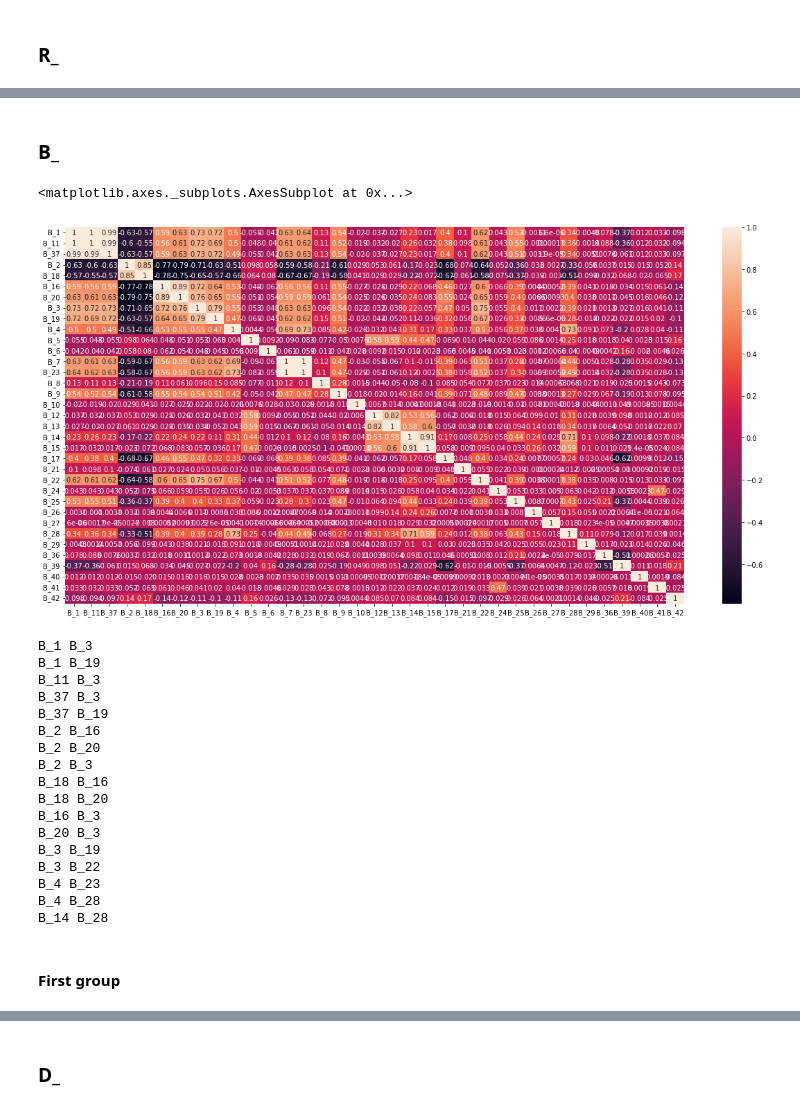
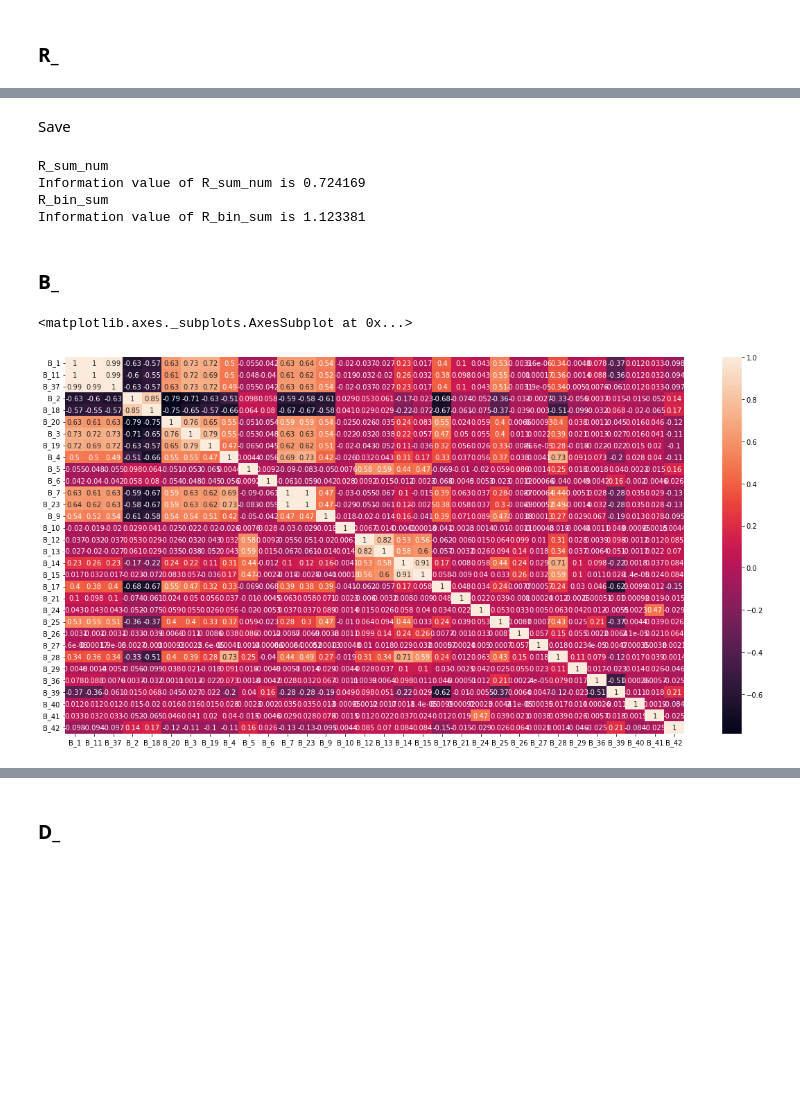
Before and after one commit to gzguevara/amex_kaggle, a Jupyter notebook: FeatureEngineering.ipynb, the cells around one changed output, grey strips where cells are left out. Drawn from its saved outputs; the diff is of its cells as text; code cells hidden in the pictures; blank space fills up the shorter version.

```diff
--- a/FeatureEngineering.ipynb
+++ b/FeatureEngineering.ipynb
@@ -719,5 +879,0 @@ print(targets.loc[train.loc[~train.R_16.isin([0,1,2])].customer_ID.unique()].mea
-# %%
-train['sum_R_3_11_16'] = \
-train.R_3 / train.R_3.max() + \
-train.R_11 / train.R_11.max() + \
-train.R_16 / train.R_16.max()
@@ -734,9 +879,0 @@ aggregations.to_parquet('/content/drive/MyDrive/KaggleAMEX/Data/risk_variables.p
-# %%
-r_bin = []
-s_features = [feature for feature in train.columns if 'R_' in feature]
-
-for feature in s_features:
-
-  if len(train[feature].unique()) == 2:
-
-    r_bin.append(feature)
@@ -781,2 +879,0 @@ targets.loc[train.loc[train.R_27 == 1].customer_ID.unique()].mean(), len(train.l
-# %%
-train['R_add_binary'] = train.R_2 + train.R_4 + train.R_15 + train.R_19 + train.R_21 + train.R_22 + train.R_23 + train.R_24 + train.R_25 + train.R_27 + train.R_28
@@ -803,0 +910,2 @@ aggregations.to_parquet('/content/drive/MyDrive/KaggleAMEX/Data/risk_variables.p
+# %%
+train['R_sum_num'] = train[['R_3', 'R_17', 'R_18', 'R_13', 'R_20', 'R_10', 'R_8', 'R_9', 'R_5', 'R_16', 'R_11']].sum(axis=1)
@@ -803,0 +927,11 @@ aggregations.to_parquet('/content/drive/MyDrive/KaggleAMEX/Data/risk_variables.p
+# %% [markdown]
+Save
+# %%
+aggs['target'] = targets.target
+newDF, woeDF = iv_woe(aggs, 'target', bins=8, show_woe=False)
+aggs.drop('target', axis=1, inplace=True)
+# %% [output]
+R_sum_num
+Information value of R_sum_num is 0.724169
+R_bin_sum
+Information value of R_bin_sum is 1.123381
@@ -804,18 +940,17 @@ aggregations.to_parquet('/content/drive/MyDrive/KaggleAMEX/Data/risk_variables.p
 # %% [markdown]
 ### B_
 # %%
-'''
-b_features = train[[feature for feature in train.columns if 'B_' in feature and feature not in cat_features]]
+b_features = train[[feature for feature in num_features if 'B_' in feature]]
 corr_train = b_features.corr()
 
 clusters   = perform_clustering(corr_train, limit = 0.75)
 members    = elect_members(corr_train, clusters)
 
 clusters   = [inner for outer in clusters for inner in outer]
-'''
+
 plt.figure(figsize=(20,10))
 corr_num = train[clusters].corr()
 sns.heatmap(corr_num, annot=True)
 # %% [output]
 <matplotlib.axes._subplots.AxesSubplot at 0x...>
-[figure, old version]
+[figure, new version]
@@ -837,37 +956,0 @@ for i in range(len(clusters)):
-# %%
-for i in range(len(clusters)):
-
-  for j in clusters[i:]:
-
-    if 0.7 < np.abs(corr_num.loc[corr_num.columns[i], j]) < 0.8:
-
-      col1 = clusters[i]
-      col2 = j
-
-      print(col1, col2)
-
-      train[f'{col1}_m_{col2}'] = train[col1] - train[col2]
-      train[f'{col1}_p_{col2}'] = train[col1] + train[col2]
-      train[f'{col1}_t_{col2}'] = train[col1] * train[col2]
-      train[f'{col1}_d_{col2}'] = train[col1] / train[col2]
-
-      aggs_new = train[['customer_ID', f'{col1}_m_{col2}', f'{col1}_p_{col2}', f'{col1}_t_{col2}', f'{col1}_d_{col2}']].groupby('customer_ID').agg(['last', 'first', 'mean', 'std', 'min', 'max'])
-      aggs = pd.concat([aggs, aggs_new], axis=1)
-# %% [output]
-B_1 B_3
-B_1 B_19
-B_11 B_3
-B_37 B_3
-B_37 B_19
-B_2 B_16
-B_2 B_20
-B_2 B_3
-B_18 B_16
-B_18 B_20
-B_16 B_3
-B_20 B_3
-B_3 B_19
-B_3 B_22
-B_4 B_23
-B_4 B_28
-B_14 B_28
@@ -877,2 +956,0 @@ aggs.to_parquet('/content/drive/MyDrive/KaggleAMEX/Data/balance_features.parquet
-# %% [markdown]
-#### First group
```
Also changed, not shown: parts of 327 cells of this notebook.
